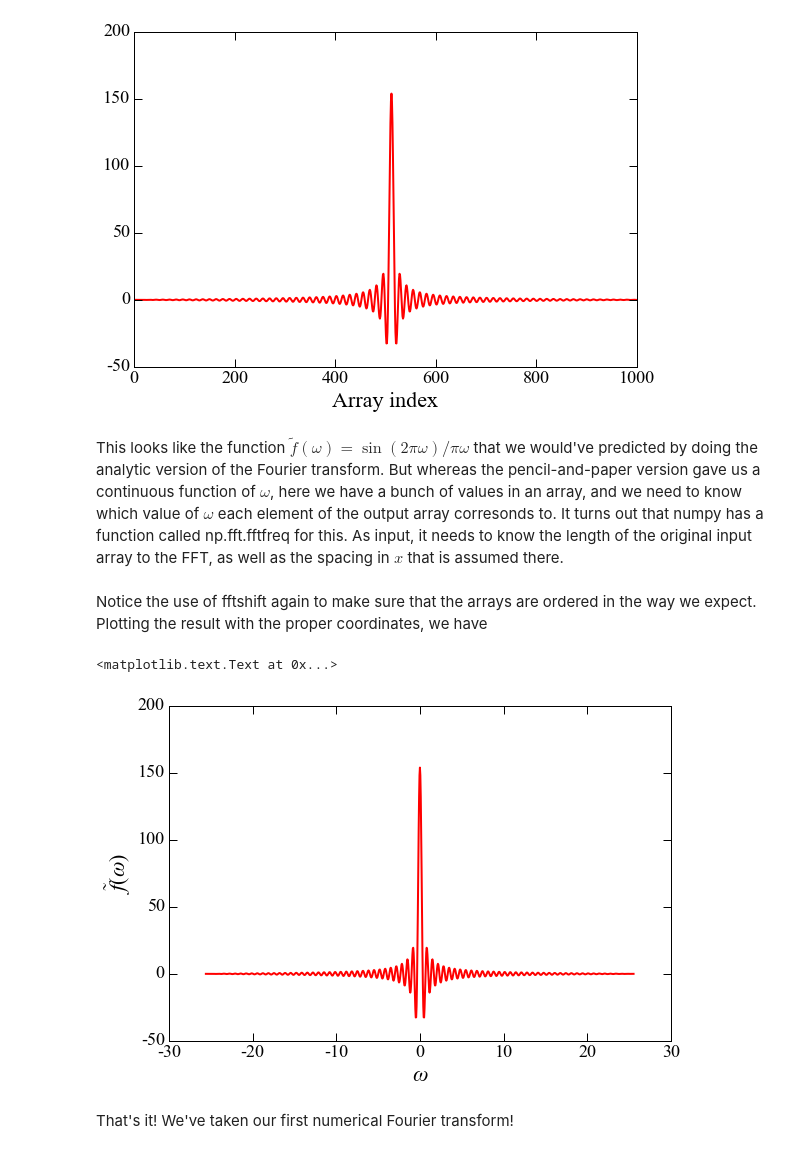
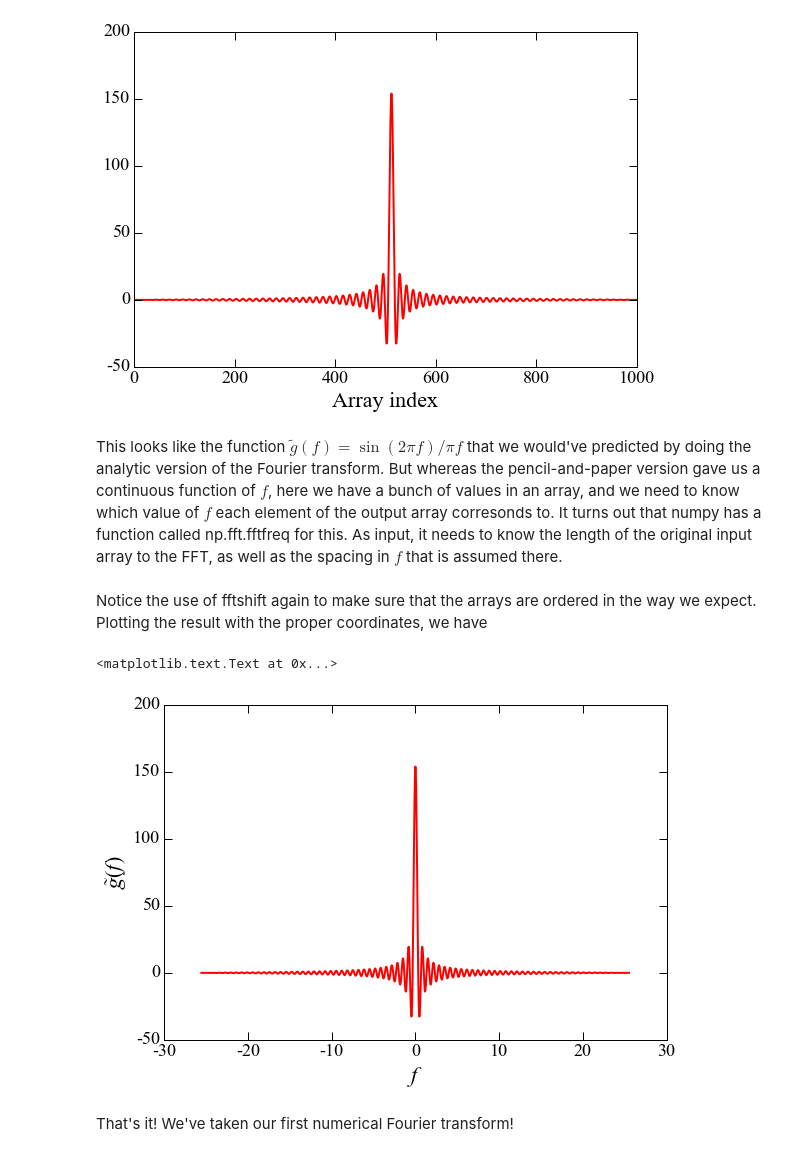
Before and after one commit to carinacheng/CHAMP2017, a Jupyter notebook: Lesson5_Fourier/NumericalFFTs_solutions.ipynb, the cells around one changed output. Saved outputs shown, nothing was run; the diff lists cells and outputs as text; code cells hidden in the pictures.

Commit message:
Updated Fourier lessons to use g(t) rather than f(x), and also got rid of extraneous files

```diff
--- a/Lesson5_Fourier/NumericalFFTs_solutions.ipynb
+++ b/Lesson5_Fourier/NumericalFFTs_solutions.ipynb
@@ -20,22 +20,22 @@ Python has built-in functions to compute Fourier transforms. Of course, any nume
 # %% [markdown]
 The tophat function is a function whose Fourier transform we've computed on paper already, so it's a good test case to make sure everything's working.
 # %%
-def tophat(x,a):
-    out = x.copy()
-    for i,elem in enumerate(x):
+def tophat(t,a):
+    out = t.copy()
+    for i,elem in enumerate(t):
         if abs(elem) > a:
             out[i] = 0.
         else:
             out[i] = 1.
     return out
 # %%
-x_coords = np.linspace(-10.,10.,1024)
-fx = tophat(x_coords,1.5)
+t_coords = np.linspace(-10.,10.,1024)
+gt = tophat(t_coords,1.5)
 
 f, ax = plt.subplots(figsize=(9,6))
-ax.plot(x_coords,fx,lw=2,c='red')
-ax.set_xlabel(r"$x$")
-ax.set_ylabel(r"$f(x)$")
+ax.plot(t_coords,gt,lw=2,c='red')
+ax.set_xlabel(r"$t$")
+ax.set_ylabel(r"$g(t)$")
 ax.set_ylim(-0.2, 1.2)
 # %% [output]
 (-0.2, 1.2)
@@ -58,28 +58,28 @@ The FFT algorithm also orders the *output* of the FFT with $\tilde{f}(\omega = 0
 # %%
-ftilde = np.fft.fftshift(np.fft.fft(np.fft.fftshift(fx)))
+gtilde = np.fft.fftshift(np.fft.fft(np.fft.fftshift(gt)))
 
 f, ax = plt.subplots(figsize=(9,6))
-ax.plot(ftilde,lw=2,c='red')
+ax.plot(gtilde,lw=2,c='red')
 ax.set_xlim(0,1000)
 ax.set_xlabel("Array index")
 # %% [output]
 <matplotlib.text.Text at 0x...>
 [figure]
 # %% [markdown]
-This looks like the function $\tilde{f} (\omega) = \sin (2 \pi \omega) / \pi \omega$ that we would've predicted by doing the analytic version of the Fourier transform. But whereas the pencil-and-paper version gave us a continuous function of $\omega$, here we have a bunch of values in an array, and we need to know which value of $\omega$ each element of the output array corresonds to. It turns out that numpy has a function called np.fft.fftfreq for this. As input, it needs to know the length of the original input array to the FFT, as well as the spacing in $x$ that is assumed there.
+This looks like the function $\tilde{g} (f) = \sin (2 \pi f) / \pi f$ that we would've predicted by doing the analytic version of the Fourier transform. But whereas the pencil-and-paper version gave us a continuous function of $f$, here we have a bunch of values in an array, and we need to know which value of $f$ each element of the output array corresonds to. It turns out that numpy has a function called np.fft.fftfreq for this. As input, it needs to know the length of the original input array to the FFT, as well as the spacing in $f$ that is assumed there.
 # %%
-x_sep = x_coords[1] - x_coords[0]
-omega_coords = np.fft.fftshift(np.fft.fftfreq(len(fx),d=x_sep))
+t_sep = t_coords[1] - t_coords[0]
+f_coords = np.fft.fftshift(np.fft.fftfreq(len(gt),d=t_sep))
 # %% [markdown]
 Notice the use of fftshift again to make sure that the arrays are ordered in the way we expect. Plotting the result with the proper coordinates, we have
 # %%
 f, ax = plt.subplots(figsize=(9,6))
-ax.plot(omega_coords,ftilde,lw=2,c='red')
-ax.set_ylabel(r"$\tilde{f}(\omega)$")
-ax.set_xlabel(r"$\omega$")
+ax.plot(f_coords,gtilde,lw=2,c='red')
+ax.set_ylabel(r"$\tilde{g}(f)$")
+ax.set_xlabel(r"$f$")
 # %% [output]
 <matplotlib.text.Text at 0x...>
-[figure, old version]
+[figure, new version]
 # %% [markdown]
 That's it! We've taken our first numerical Fourier transform!
 # %% [markdown]
```
Also changed, not shown: parts of 14 cells of this notebook, 11 other files.
